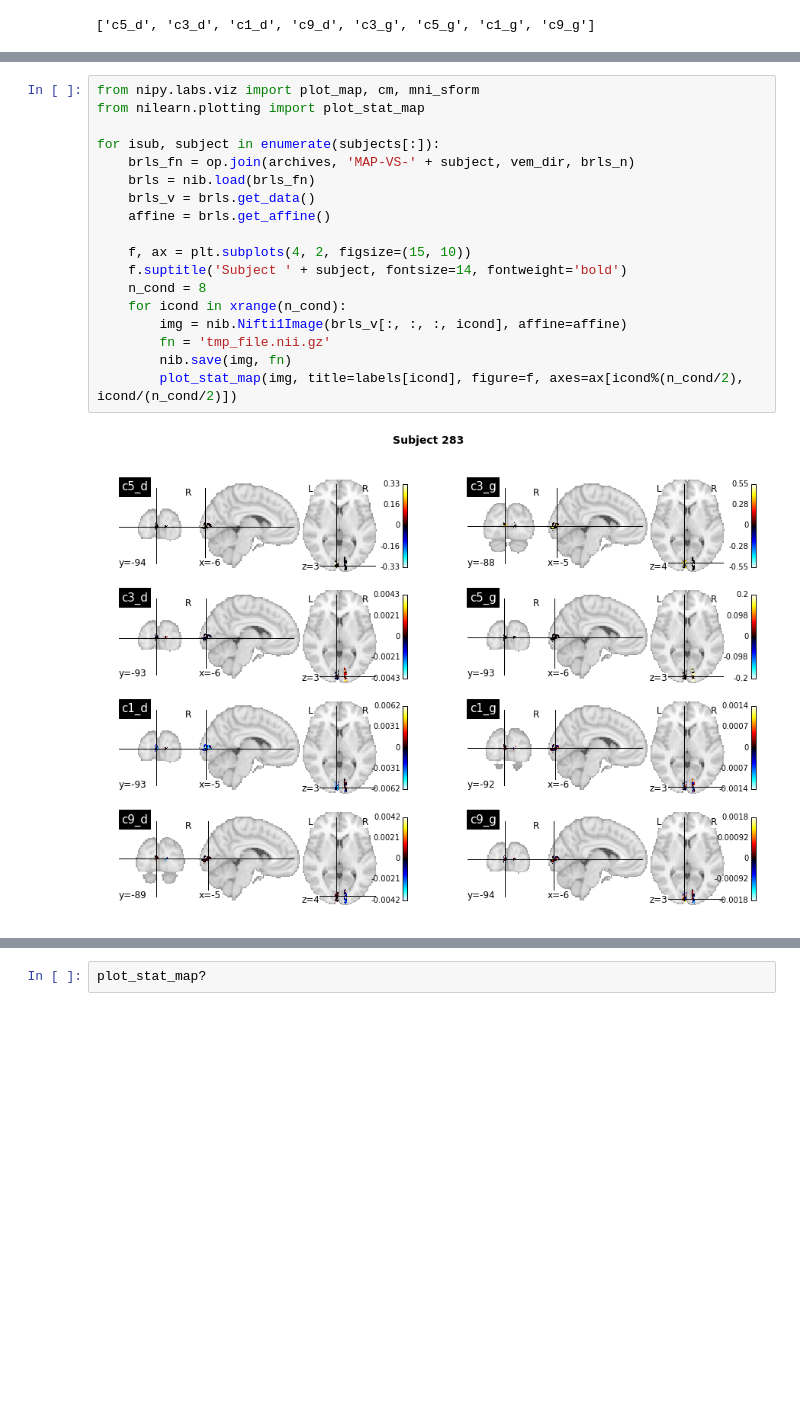
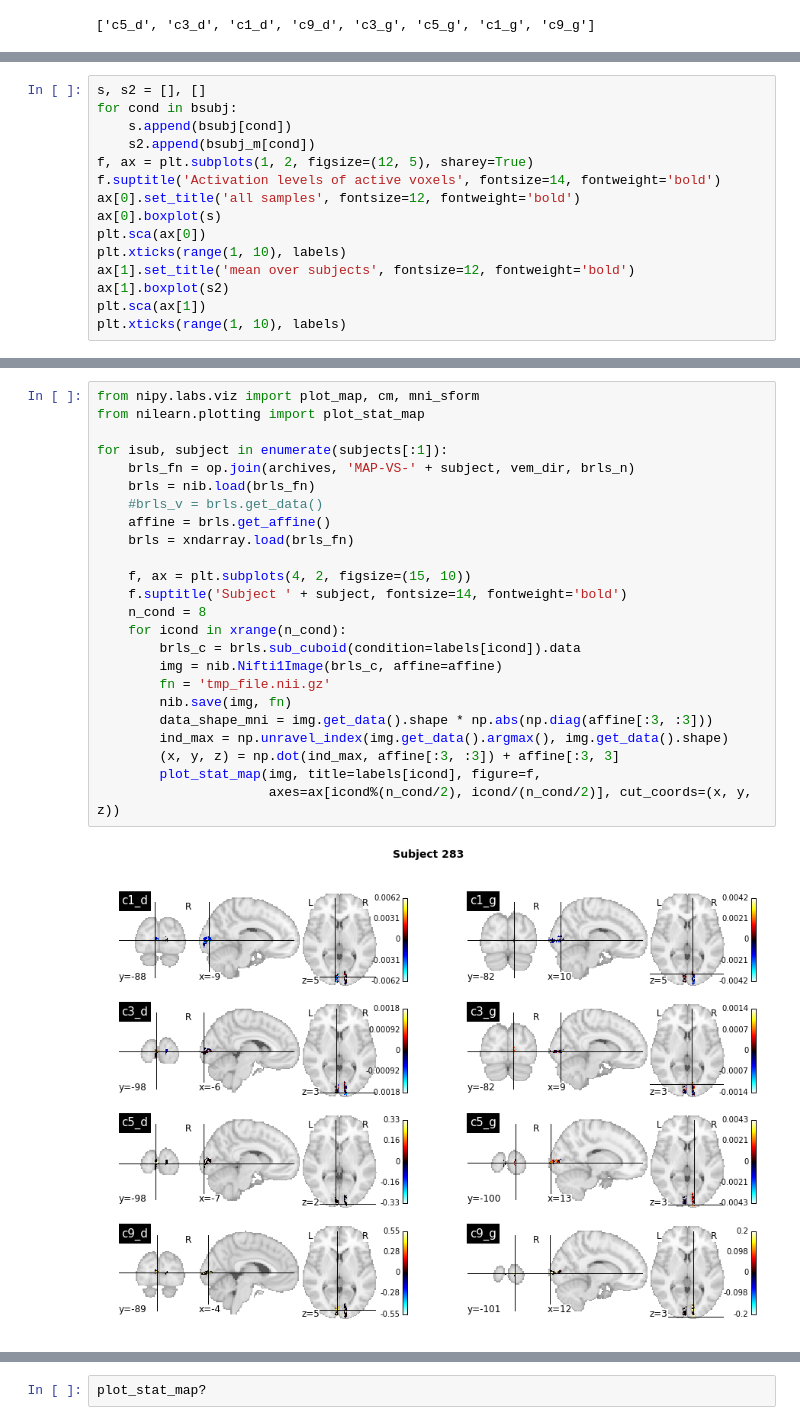
Before and after one commit to pyhrf/pyhrf, a Jupyter notebook: python/pyhrf/notebook/AGIR_data.ipynb, the cells around one changed output, grey strips where cells are left out. Cells and saved outputs as stored; diff of their text form; blank space fills up the shorter version.

```diff
--- a/python/pyhrf/notebook/AGIR_data.ipynb
+++ b/python/pyhrf/notebook/AGIR_data.ipynb
@@ -89,0 +100,15 @@ for isub, subject in enumerate(subjects[:]):
+# %%
+s, s2 = [], []
+for cond in bsubj:
+    s.append(bsubj[cond])
+    s2.append(bsubj_m[cond])
+f, ax = plt.subplots(1, 2, figsize=(12, 5), sharey=True)
+f.suptitle('Activation levels of active voxels', fontsize=14, fontweight='bold')
+ax[0].set_title('all samples', fontsize=12, fontweight='bold')
+ax[0].boxplot(s)
+plt.sca(ax[0])
+plt.xticks(range(1, 10), labels)
+ax[1].set_title('mean over subjects', fontsize=12, fontweight='bold')
+ax[1].boxplot(s2)
+plt.sca(ax[1])
+plt.xticks(range(1, 10), labels)
@@ -90,20 +136,26 @@ for isub, subject in enumerate(subjects[:]):
 # %%
 from nipy.labs.viz import plot_map, cm, mni_sform
 from nilearn.plotting import plot_stat_map
 
-for isub, subject in enumerate(subjects[:]):
+for isub, subject in enumerate(subjects[:1]):
     brls_fn = op.join(archives, 'MAP-VS-' + subject, vem_dir, brls_n)
     brls = nib.load(brls_fn)
-    brls_v = brls.get_data()
+    #brls_v = brls.get_data()
     affine = brls.get_affine()
+    brls = xndarray.load(brls_fn)
 
     f, ax = plt.subplots(4, 2, figsize=(15, 10))
     f.suptitle('Subject ' + subject, fontsize=14, fontweight='bold')
     n_cond = 8
     for icond in xrange(n_cond):
-        img = nib.Nifti1Image(brls_v[:, :, :, icond], affine=affine)
+        brls_c = brls.sub_cuboid(condition=labels[icond]).data
+        img = nib.Nifti1Image(brls_c, affine=affine)
         fn = 'tmp_file.nii.gz'
         nib.save(img, fn)
-        plot_stat_map(img, title=labels[icond], figure=f, axes=ax[icond%(n_cond/2), icond/(n_cond/2)])
+        data_shape_mni = img.get_data().shape * np.abs(np.diag(affine[:3, :3]))
+        ind_max = np.unravel_index(img.get_data().argmax(), img.get_data().shape)
+        (x, y, z) = np.dot(ind_max, affine[:3, :3]) + affine[:3, 3]
+        plot_stat_map(img, title=labels[icond], figure=f,
+                      axes=ax[icond%(n_cond/2), icond/(n_cond/2)], cut_coords=(x, y, z))
 # %% [output]
-[figure, old version]
+[figure, new version]
```
Also changed, not shown: parts of 5 cells of this notebook.
